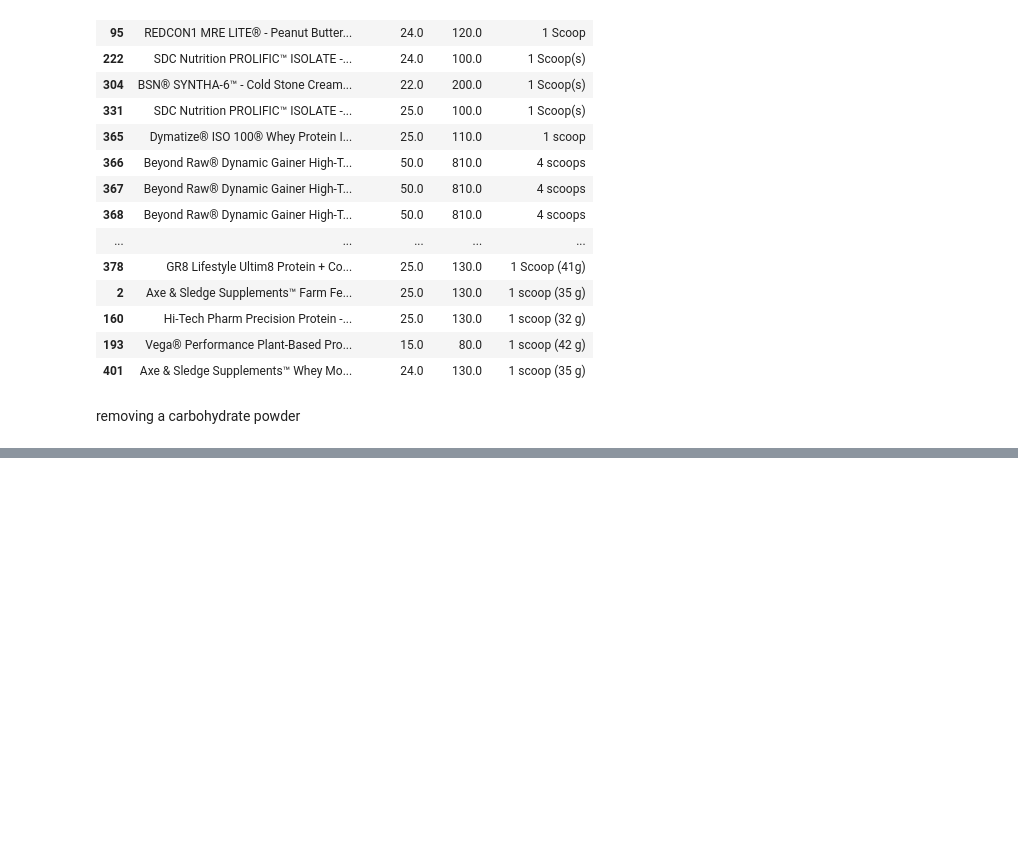
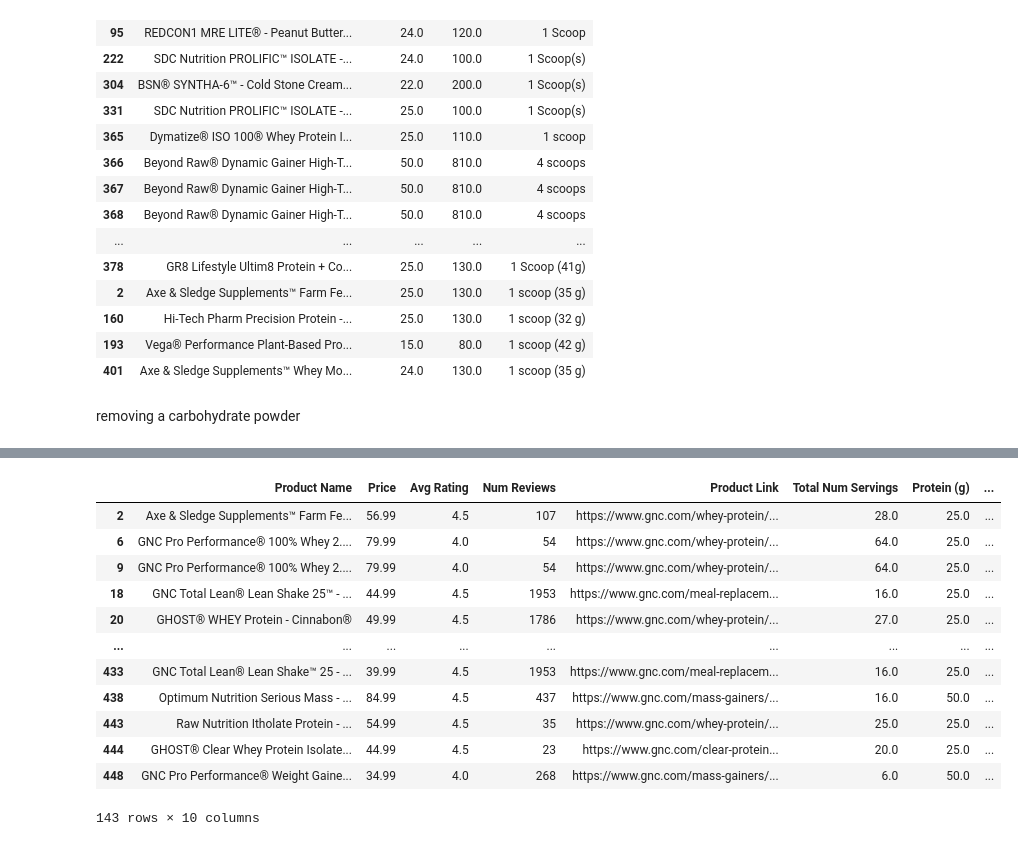
Before and after one commit to kevinguii/sta141bfinalproj, a Jupyter notebook: preprocess_gnc.ipynb, the cells around one changed output, grey strips where cells are left out. Cells and saved outputs as stored; diff of their text form; code cells hidden in the pictures; blank space fills up the shorter version.

```diff
--- a/preprocess_gnc.ipynb
+++ b/preprocess_gnc.ipynb
@@ -140 +142,17 @@ Serving Size          0
 dtype: int64
+# %%
+gnc_nutrition[gnc_nutrition["Serving Size"].str.contains("g", case=False, na=False)]
+# %% [output]
+|  | Product Name | Price | Avg Rating | Num Reviews | Product Link | Total Num Servings | Protein (g) | ... |
+| 2 | Axe & Sledge Supplements™ Farm Fe... | 56.99 | 4.5 | 107 | https://www.gnc.com/whey-protein/... | 28.0 | 25.0 | ... |
+| 6 | GNC Pro Performance® 100% Whey 2.... | 79.99 | 4.0 | 54 | https://www.gnc.com/whey-protein/... | 64.0 | 25.0 | ... |
+| 9 | GNC Pro Performance® 100% Whey 2.... | 79.99 | 4.0 | 54 | https://www.gnc.com/whey-protein/... | 64.0 | 25.0 | ... |
+| 18 | GNC Total Lean® Lean Shake 25™ - ... | 44.99 | 4.5 | 1953 | https://www.gnc.com/meal-replacem... | 16.0 | 25.0 | ... |
+| 20 | GHOST® WHEY Protein - Cinnabon® | 49.99 | 4.5 | 1786 | https://www.gnc.com/whey-protein/... | 27.0 | 25.0 | ... |
+| ... | ... | ... | ... | ... | ... | ... | ... | ... |
+| 433 | GNC Total Lean® Lean Shake™ 25 - ... | 39.99 | 4.5 | 1953 | https://www.gnc.com/meal-replacem... | 16.0 | 25.0 | ... |
+| 438 | Optimum Nutrition Serious Mass - ... | 84.99 | 4.5 | 437 | https://www.gnc.com/mass-gainers/... | 16.0 | 50.0 | ... |
+| 443 | Raw Nutrition Itholate Protein - ... | 54.99 | 4.5 | 35 | https://www.gnc.com/whey-protein/... | 25.0 | 25.0 | ... |
+| 444 | GHOST® Clear Whey Protein Isolate... | 44.99 | 4.5 | 23 | https://www.gnc.com/clear-protein... | 20.0 | 25.0 | ... |
+| 448 | GNC Pro Performance® Weight Gaine... | 34.99 | 4.0 | 268 | https://www.gnc.com/mass-gainers/... | 6.0 | 50.0 | ... |
+143 rows × 10 columns
```
Also changed, not shown: parts of 7 cells of this notebook, 5 other files.
